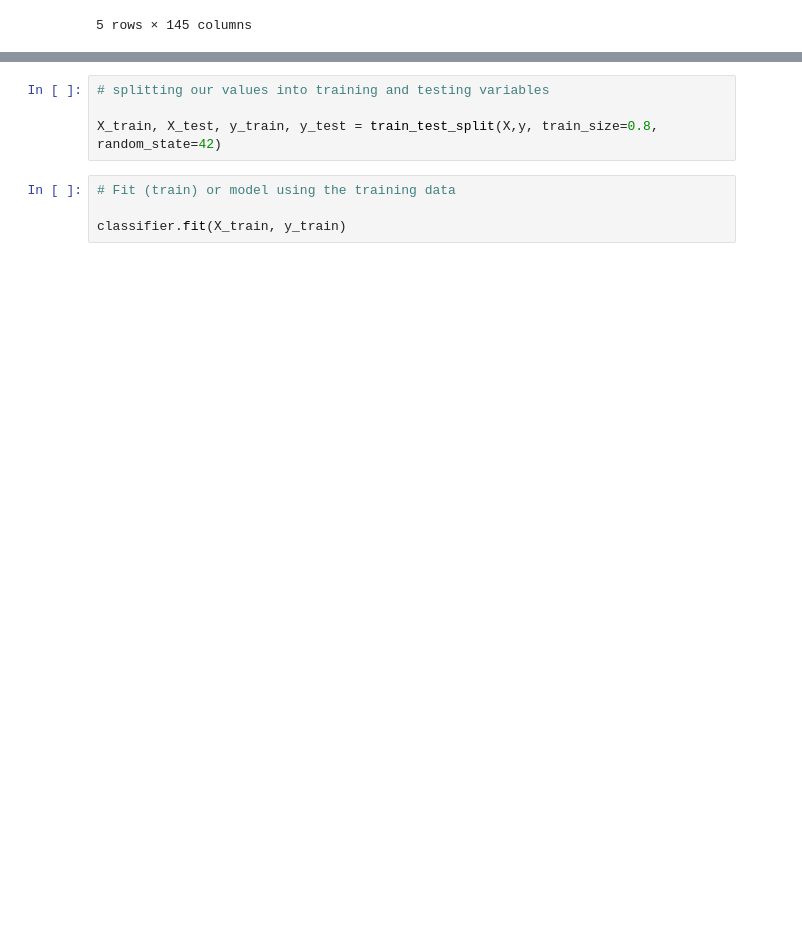
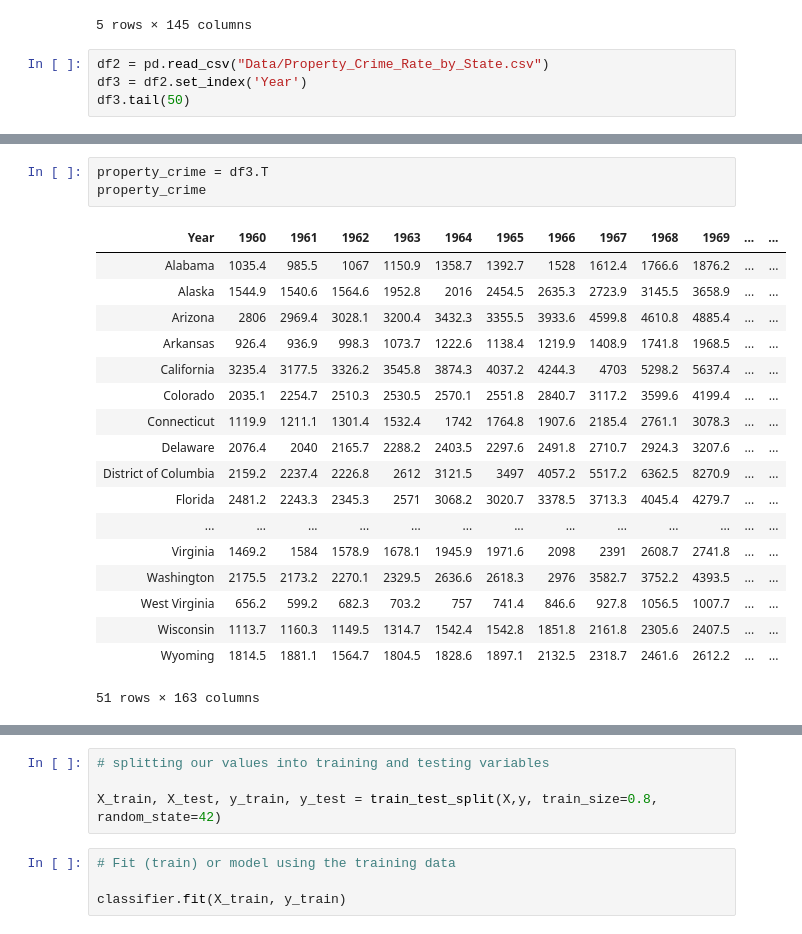
Before and after one commit to bishdj22/HomeSlice, a Jupyter notebook: Logistic_Regression_Model.ipynb, the cells around one changed output, grey strips where cells are left out. Cells and saved outputs as stored; diff of their text form; blank space fills up the shorter version.

```diff
--- a/Logistic_Regression_Model.ipynb
+++ b/Logistic_Regression_Model.ipynb
@@ -100,3 +100,7 @@ sales_price_df.head()
 | 3 | 77494 | 232000.00 | 240900.00 | 243000.00 | 255500.0 | 253400.00 | 259000.00 | 253200.00 | 238900.00 | 228000.00 | ... | ... |
 | 4 | 60614 | 269259.83 | 264101.03 | 257829.16 | 253550.8 | 250369.45 | 248516.75 | 246508.74 | 243987.72 | 240695.55 | ... | ... |
 5 rows × 145 columns
+# %%
+df2 = pd.read_csv("Data/Property_Crime_Rate_by_State.csv")
+df3 = df2.set_index('Year')
+df3.tail(50)
@@ -102,0 +127,22 @@ sales_price_df.head()
+# %%
+property_crime = df3.T
+property_crime
+# %% [output]
+| Year | 1960 | 1961 | 1962 | 1963 | 1964 | 1965 | 1966 | 1967 | 1968 | 1969 | ... | ... |
+| Alabama | 1035.4 | 985.5 | 1067 | 1150.9 | 1358.7 | 1392.7 | 1528 | 1612.4 | 1766.6 | 1876.2 | ... | ... |
+| Alaska | 1544.9 | 1540.6 | 1564.6 | 1952.8 | 2016 | 2454.5 | 2635.3 | 2723.9 | 3145.5 | 3658.9 | ... | ... |
+| Arizona | 2806 | 2969.4 | 3028.1 | 3200.4 | 3432.3 | 3355.5 | 3933.6 | 4599.8 | 4610.8 | 4885.4 | ... | ... |
+| Arkansas | 926.4 | 936.9 | 998.3 | 1073.7 | 1222.6 | 1138.4 | 1219.9 | 1408.9 | 1741.8 | 1968.5 | ... | ... |
+| California | 3235.4 | 3177.5 | 3326.2 | 3545.8 | 3874.3 | 4037.2 | 4244.3 | 4703 | 5298.2 | 5637.4 | ... | ... |
+| Colorado | 2035.1 | 2254.7 | 2510.3 | 2530.5 | 2570.1 | 2551.8 | 2840.7 | 3117.2 | 3599.6 | 4199.4 | ... | ... |
+| Connecticut | 1119.9 | 1211.1 | 1301.4 | 1532.4 | 1742 | 1764.8 | 1907.6 | 2185.4 | 2761.1 | 3078.3 | ... | ... |
+| Delaware | 2076.4 | 2040 | 2165.7 | 2288.2 | 2403.5 | 2297.6 | 2491.8 | 2710.7 | 2924.3 | 3207.6 | ... | ... |
+| District of Columbia | 2159.2 | 2237.4 | 2226.8 | 2612 | 3121.5 | 3497 | 4057.2 | 5517.2 | 6362.5 | 8270.9 | ... | ... |
+| Florida | 2481.2 | 2243.3 | 2345.3 | 2571 | 3068.2 | 3020.7 | 3378.5 | 3713.3 | 4045.4 | 4279.7 | ... | ... |
+| ... | ... | ... | ... | ... | ... | ... | ... | ... | ... | ... | ... | ... |
+| Virginia | 1469.2 | 1584 | 1578.9 | 1678.1 | 1945.9 | 1971.6 | 2098 | 2391 | 2608.7 | 2741.8 | ... | ... |
+| Washington | 2175.5 | 2173.2 | 2270.1 | 2329.5 | 2636.6 | 2618.3 | 2976 | 3582.7 | 3752.2 | 4393.5 | ... | ... |
+| West Virginia | 656.2 | 599.2 | 682.3 | 703.2 | 757 | 741.4 | 846.6 | 927.8 | 1056.5 | 1007.7 | ... | ... |
+| Wisconsin | 1113.7 | 1160.3 | 1149.5 | 1314.7 | 1542.4 | 1542.8 | 1851.8 | 2161.8 | 2305.6 | 2407.5 | ... | ... |
+| Wyoming | 1814.5 | 1881.1 | 1564.7 | 1804.5 | 1828.6 | 1897.1 | 2132.5 | 2318.7 | 2461.6 | 2612.2 | ... | ... |
+51 rows × 163 columns
```
Also changed, not shown: parts of 8 cells of this notebook, 2 other files.
